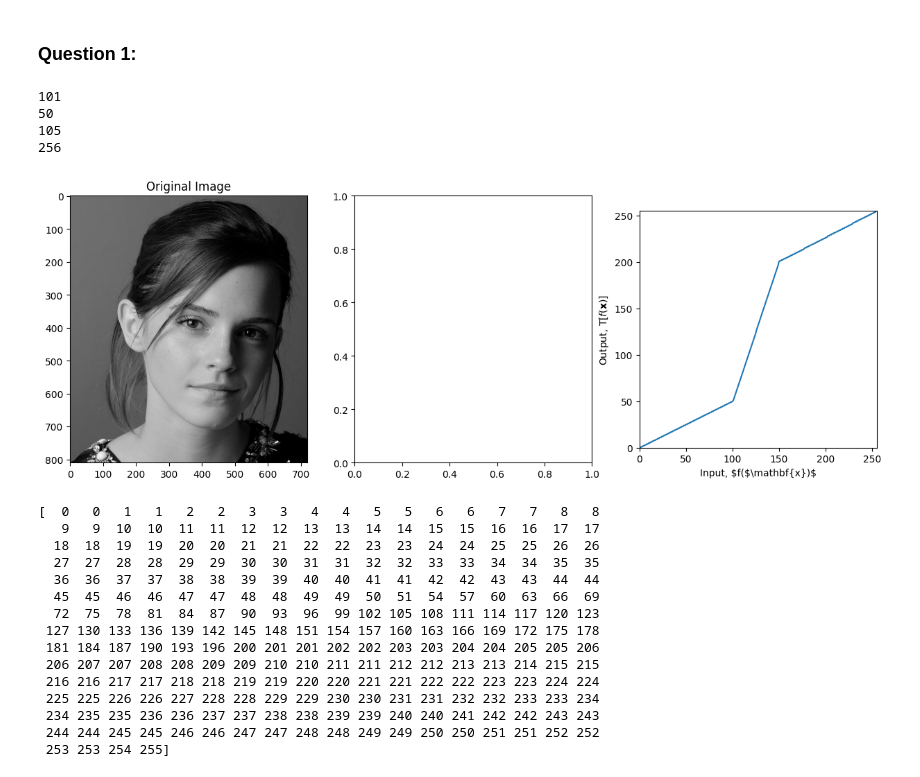
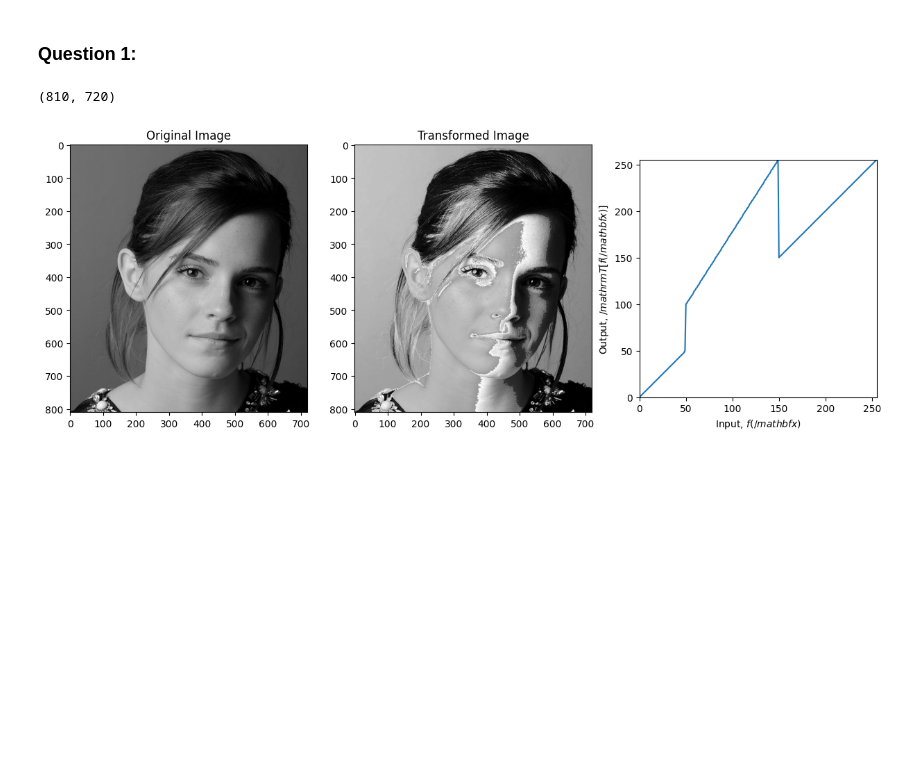
Before and after one commit to yhnx/EN3160_Assignment1, a Jupyter notebook: EN3160_Assignment1.ipynb, the cells around one changed output. Saved outputs shown, nothing was run; the diff lists cells and outputs as text; code cells hidden in the pictures; blank space fills up the shorter version.

```diff
--- a/EN3160_Assignment1.ipynb
+++ b/EN3160_Assignment1.ipynb
@@ -10,55 +10,39 @@ import math
 # %%
 im = cv.imread('Images/emma.jpg')
 im = cv.cvtColor(im, cv.COLOR_BGR2RGB)
 
 # Converting to grayscale
 im_gray = cv.cvtColor(im, cv.COLOR_RGB2GRAY)
 
+# Displaying the original image
 fig, ax = plt.subplots(1, 3, figsize=(15, 5))
 ax[0].imshow(im_gray, cmap='gray', vmin=0, vmax=255)
 ax[0].set_title('Original Image')
 
 #creating the tranforming function
-c = np.array([(100, 50), (150, 200)])
+t1 = np.linspace(0, 50, 50).astype('uint8')
+t2 = np.linspace(100, 255, 100).astype('uint8')
+t3 = np.linspace(150, 255, 256-150).astype('uint8')
 
-t1 = np.linspace(0, c[0,1], c[0,0] + 1 - 0).astype('uint8')
-print(len(t1))
-t2 = np.linspace(c[0,1] + 1, c[1,1], c[1,0] - c[0,0]).astype('uint8')
-print(len(t2))
-t3 = np.linspace(c[1,1] + 1, 255, 255 - c[1,0]).astype('uint8')
-print(len(t3))
+tranform1 = np.concatenate((t1, t2), axis=0).astype('uint8')
+tranform1 = np.concatenate((tranform1, t3), axis=0).astype('uint8')
 
-transform = np.concatenate((t1, t2), axis=0).astype('uint8')
-transform = np.concatenate((transform, t3), axis=0).astype('uint8')
-print(len(transform))
 
-ax[2].plot(transform)
+ax[2].plot(tranform1)
 ax[2].set_xlabel(r'Input, $f(/mathbf{x})$')
-ax[2].set_ylabel('Output, $\mathrm{T}[f(\mathbf{x})]$')
+ax[2].set_ylabel('Output, $/mathrm{T}[f(/mathbf{x})]$')
 ax[2].set_xlim(0,255)
 ax[2].set_ylim(0,255)
 ax[2].set_aspect('equal')
+
+# Applying the transformation
+im_transformed = cv.LUT(im_gray, tranform1)
+
+print(im_transformed.shape)
+
+ax[1].imshow(im_transformed, cmap='gray', vmin=0, vmax=255)
+ax[1].set_title('Transformed Image')
 plt.show()
-
-print(transform)
 # %% [output]
-101
-50
-105
-256
+(810, 720)
-[figure, old version]
+[figure, new version]
-[  0   0   1   1   2   2   3   3   4   4   5   5   6   6   7   7   8   8
-   9   9  10  10  11  11  12  12  13  13  14  14  15  15  16  16  17  17
-  18  18  19  19  20  20  21  21  22  22  23  23  24  24  25  25  26  26
-  27  27  28  28  29  29  30  30  31  31  32  32  33  33  34  34  35  35
-  36  36  37  37  38  38  39  39  40  40  41  41  42  42  43  43  44  44
-  45  45  46  46  47  47  48  48  49  49  50  51  54  57  60  63  66  69
-  72  75  78  81  84  87  90  93  96  99 102 105 108 111 114 117 120 123
- 127 130 133 136 139 142 145 148 151 154 157 160 163 166 169 172 175 178
- 181 184 187 190 193 196 200 201 201 202 202 203 203 204 204 205 205 206
- 206 207 207 208 208 209 209 210 210 211 211 212 212 213 213 214 215 215
- 216 216 217 217 218 218 219 219 220 220 221 221 222 222 223 223 224 224
- 225 225 226 226 227 228 228 229 229 230 230 231 231 232 232 233 233 234
- 234 235 235 236 236 237 237 238 238 239 239 240 240 241 242 242 243 243
- 244 244 245 245 246 246 247 247 248 248 249 249 250 250 251 251 252 252
- 253 253 254 255]
```
Also changed, not shown: parts of 5 cells of this notebook.
